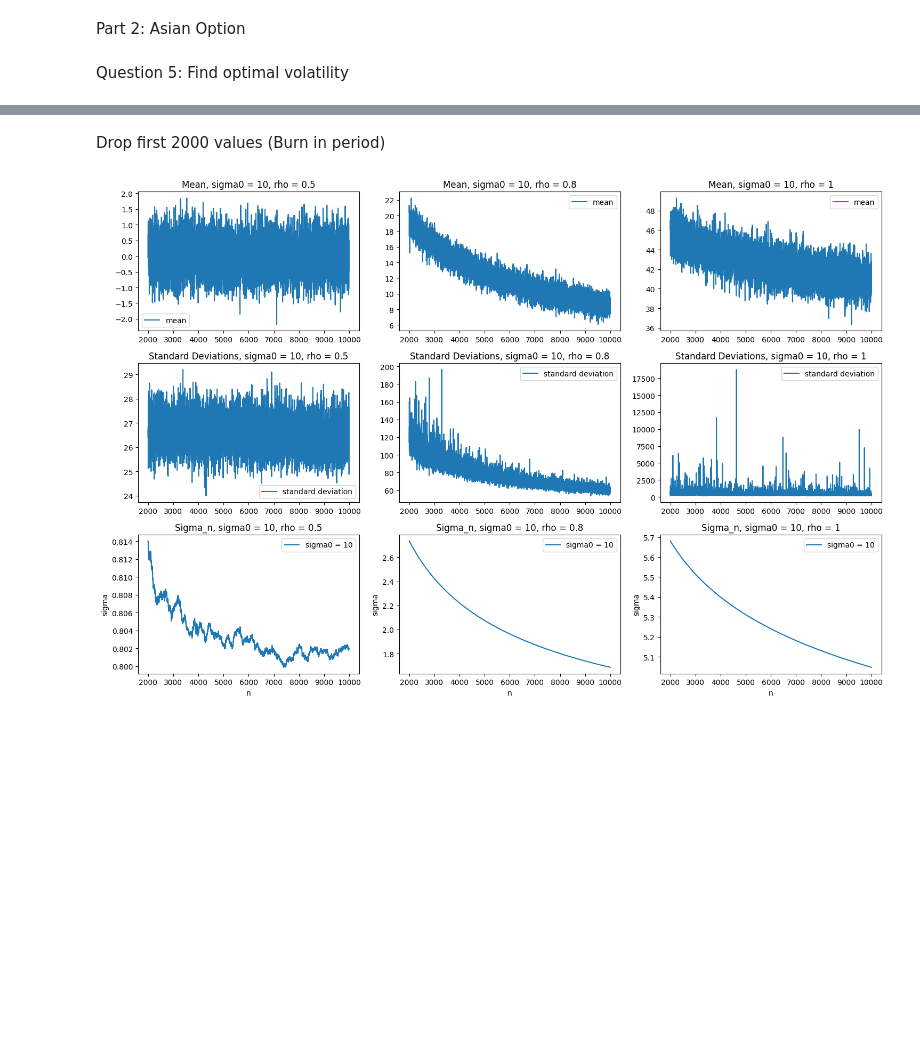
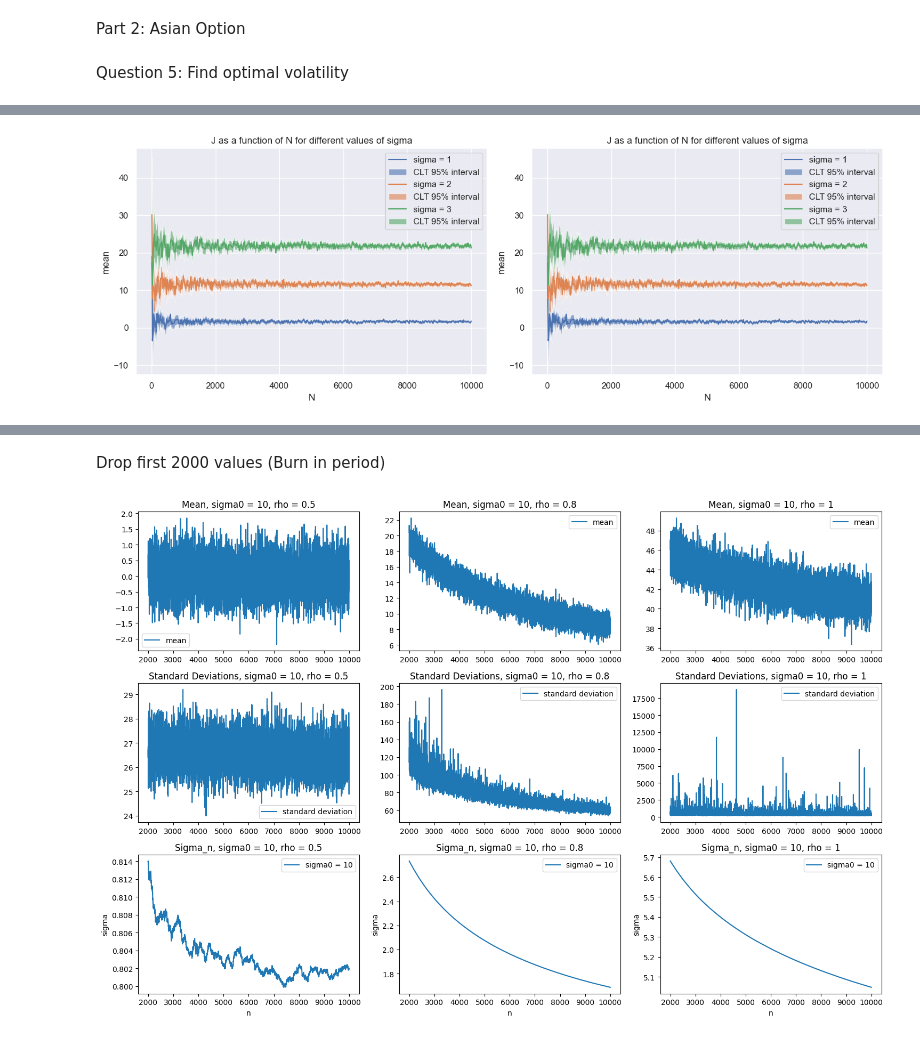
Before and after one commit to Drykx/Monte-Carlo-Project, a Jupyter notebook: Raport.ipynb, the cells around one changed output, grey strips where cells are left out. Saved outputs shown, nothing was run; the diff lists cells and outputs as text; code cells hidden in the pictures; blank space fills up the shorter version.

```diff
--- a/Raport.ipynb
+++ b/Raport.ipynb
@@ -194,0 +315,33 @@ Text(0, 0.5, 'sigma')
+# %%
+K, S0, r, T, I_market = 120, 100, 0.05, 0.2, 22
+m = 50
+sigma = [1,2,3]
+N = np.linspace(10,10000,500,dtype=int)
+
+mean = np.zeros(shape=(len(N), len(sigma)))
+sdev = np.zeros(shape=(len(N), len(sigma)))
+
+for i in range(len(N)):
+    for j in range(len(sigma)):
+        simulations = Simulate_Stock_Price(S0, sigma[j], r, T, m=m, N=N[i])
+        avg_stock_prices = np.mean(simulations, axis=1)
+        Z = np.exp(-r*T) * np.maximum(K - avg_stock_prices, 0) - I_market
+        mean[i, j] = np.mean(Z)
+        sdev[i, j] = np.std(Z)
+
+fig, axes = plt.subplots(1, 2, figsize=(14, 5))
+
+for ax in axes:
+    for i in range(len(sigma)):
+        ax.plot(N, mean[:, i], label=f'sigma = {sigma[i]}')
+        ax.fill_between(N, mean[:,i] - 1.96* sdev[:,i] / np.sqrt(N), mean[:,i] + 1.96*sdev[:,i] / np.sqrt(N), alpha=0.6, label=f"CLT 95% interval")
+
+    ax.legend()
+    ax.set_xlabel('N')
+    ax.set_ylabel('mean')
+    ax.set_title('J as a function of N for different values of sigma')
+
+plt.tight_layout()
+plt.show()
+# %% [output]
+[figure, added]
```
Also changed, not shown: parts of 41 cells of this notebook.
